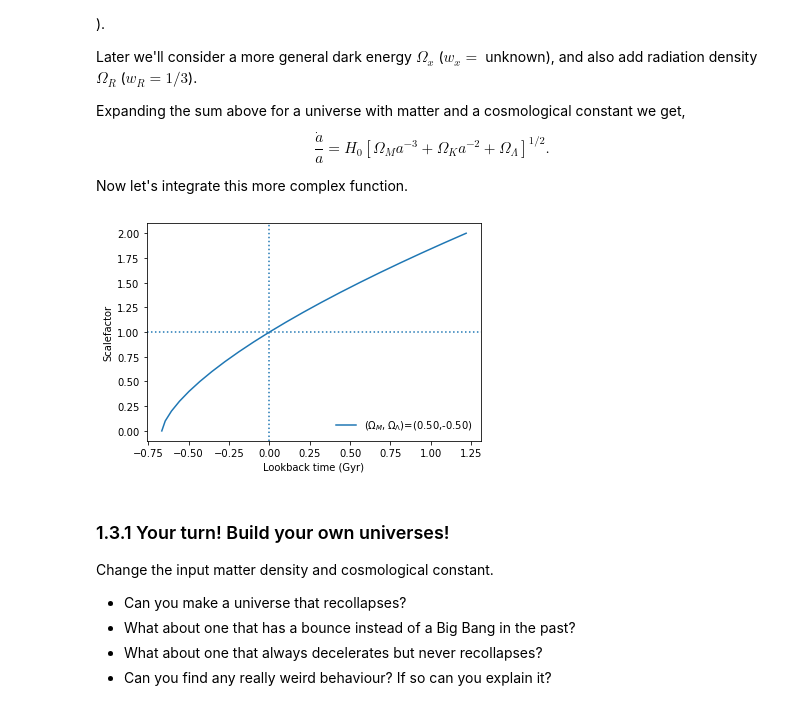
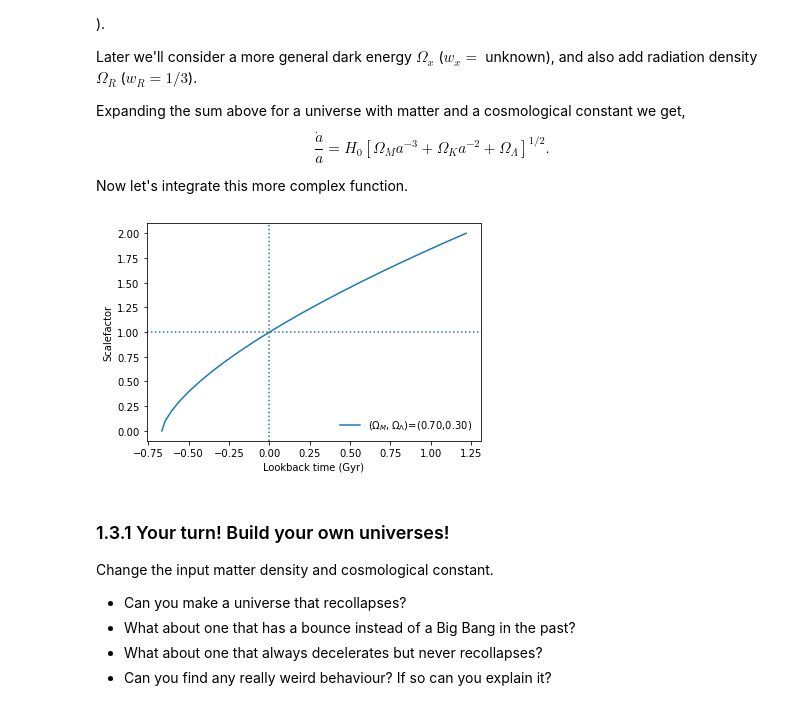
Before and after one commit to nicomii/cosmooo, a Jupyter notebook: CosmoIntro.ipynb, the cells around one changed output. Drawn from its saved outputs; the diff is of its cells as text; code cells hidden in the pictures.

```diff
--- a/CosmoIntro(1).ipynb
+++ b/CosmoIntro.ipynb
@@ -203,23 +203,23 @@ def adotinv(a,om,ol):
     return 1.0/adot
 # %%
 # Calculate for the universe we think we live in, with approximately matter density 0.3 and cosmological constant 0.7
-om = 0.5
-ol = -0.5
+om = 0.7
+ol = 0.3
 
 # Note that when you integrate something with more than one argument you pass it with args=(arg1,arg2) in the integrate function
 # e.g. "integrate.quad(adotinv, lower_limit, uper_limit, args=(om,ol))""
 t_lookback_Gyr = np.array([integrate.quad(adotinv_flatmatter, 1, a_end)[0] for a_end in a_arr])
 
 # Uncomment these commands to plot this new model (note I've added a label that can be used in the legend)
 plt.plot(t_lookback_Gyr,a_arr,label='$(\Omega_M,\Omega_\Lambda)$=(%.2f,%.2f)'%(om,ol))
 plt.axvline(x=0,linestyle=':') # Plot some crosshairs
 plt.axhline(y=1,linestyle=':')
 plt.xlabel('Lookback time (Gyr)')
 plt.ylabel('Scalefactor')
 plt.legend(loc='lower right',frameon=False)
 plt.show()
 # %% [output]
-[figure, old version]
+[figure, new version]
 # %% [markdown]
 ### 1.3.1 Your turn!  Build your own universes!
 Change the input matter density and cosmological constant.
```
Also changed, not shown: parts of 1 cell of this notebook.
